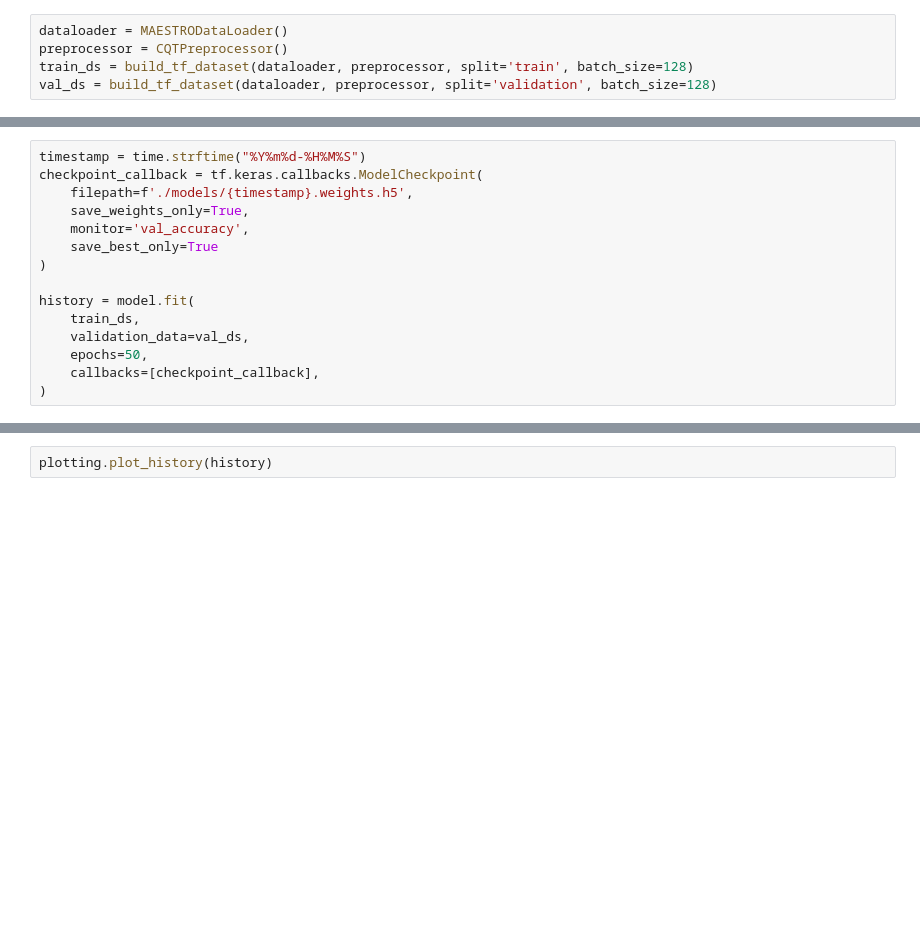
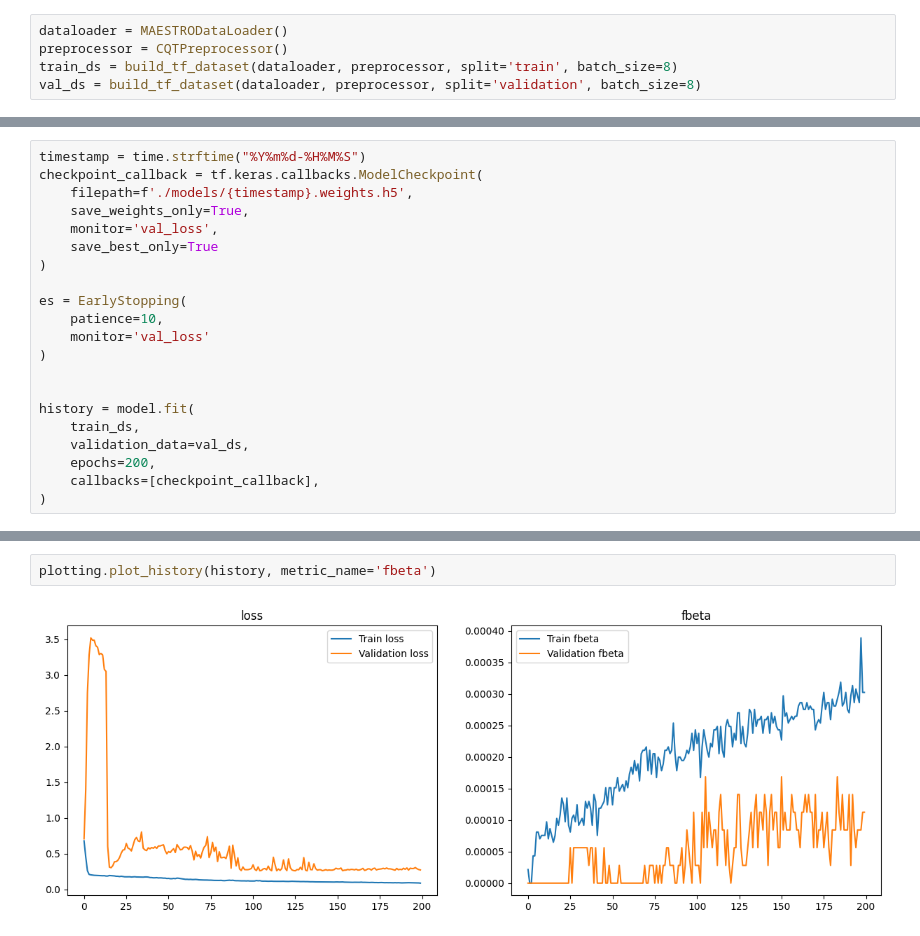
Before and after one commit to emilegeagea/sheetify, a Jupyter notebook: training.ipynb, the cells around one changed output, grey strips where cells are left out. Cells and saved outputs as stored; diff of their text form; blank space fills up the shorter version.

Commit message:
full training example

```diff
--- a/training.ipynb
+++ b/training.ipynb
@@ -20,5 +25,5 @@ model = basicmodel.compile_model(model)
 # %%
 dataloader = MAESTRODataLoader()
 preprocessor = CQTPreprocessor()
-train_ds = build_tf_dataset(dataloader, preprocessor, split='train', batch_size=128)
-val_ds = build_tf_dataset(dataloader, preprocessor, split='validation', batch_size=128)
+train_ds = build_tf_dataset(dataloader, preprocessor, split='train', batch_size=8)
+val_ds = build_tf_dataset(dataloader, preprocessor, split='validation', batch_size=8)
@@ -27,13 +35,19 @@ timestamp = time.strftime("%Y%m%d-%H%M%S")
 checkpoint_callback = tf.keras.callbacks.ModelCheckpoint(
     filepath=f'./models/{timestamp}.weights.h5',
     save_weights_only=True,
-    monitor='val_accuracy',
+    monitor='val_loss',
     save_best_only=True
 )
+
+es = EarlyStopping(
+    patience=10,
+    monitor='val_loss'
+)
+
 
 history = model.fit(
     train_ds,
     validation_data=val_ds,
-    epochs=50,
+    epochs=200,
     callbacks=[checkpoint_callback],
 )
@@ -40,2 +86,4 @@ history = model.fit(
 # %%
-plotting.plot_history(history)
+plotting.plot_history(history, metric_name='fbeta')
+# %% [output]
+[figure, added]
```
Also changed, not shown: parts of 6 cells of this notebook.
